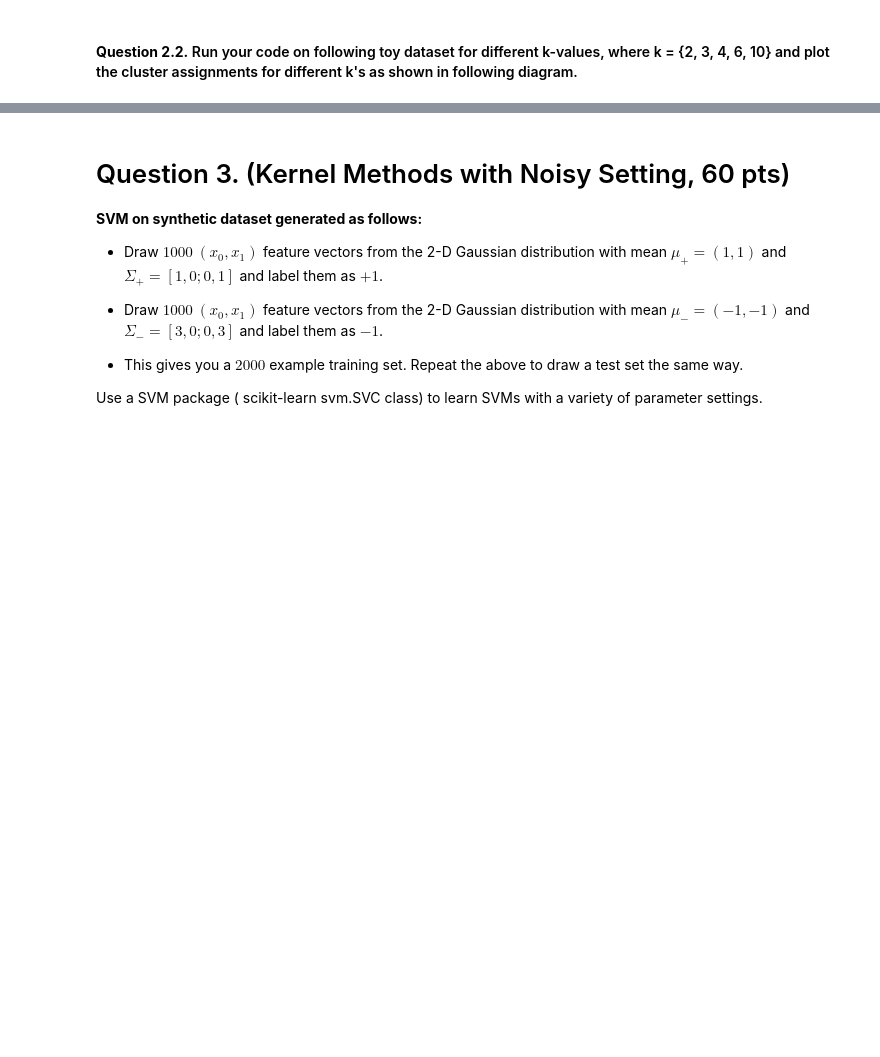
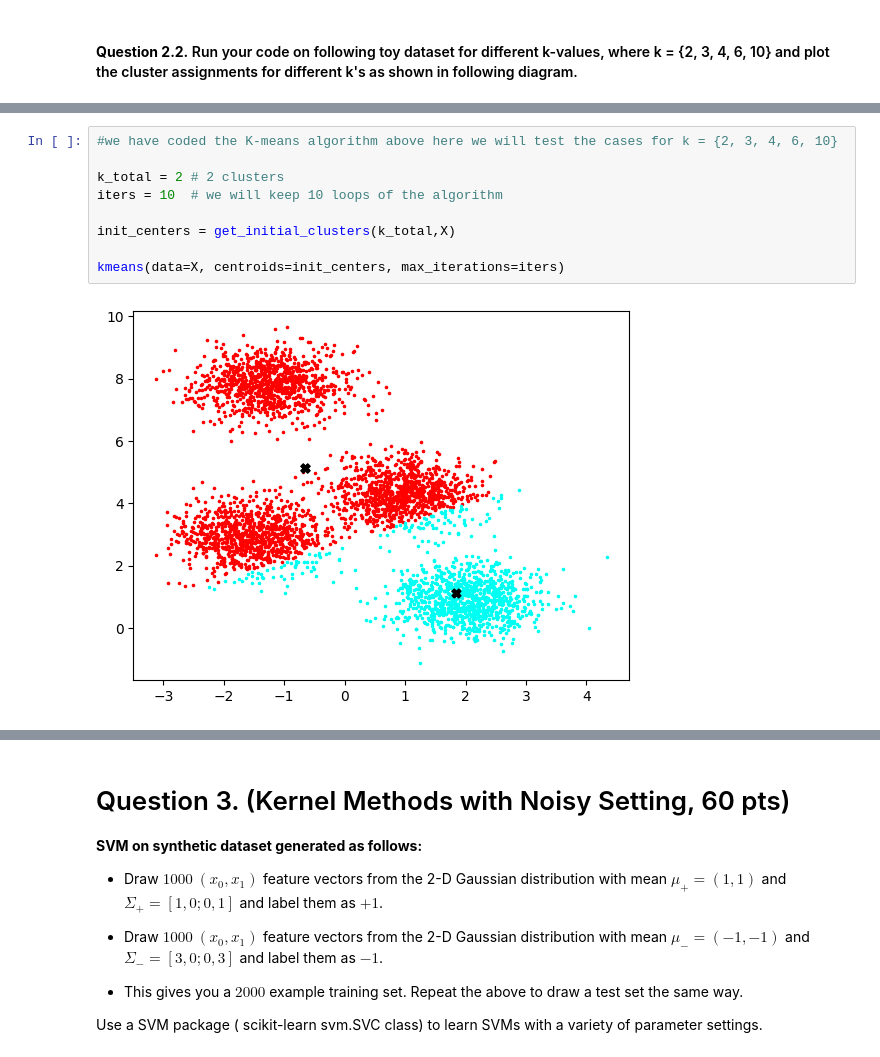
Before and after one commit to valentinbaltazar/ML_course, a Jupyter notebook: Assignment4/Assignment4.ipynb, the cells around one changed output, grey strips where cells are left out. Saved outputs shown, nothing was run; the diff lists cells and outputs as text; blank space fills up the shorter version.

Commit message:
EM algo and k-means complete

```diff
--- a/Assignment4/Assignment4.ipynb
+++ b/Assignment4/Assignment4.ipynb
@@ -106,0 +224,11 @@ def get_initial_clusters(k, X):
+# %%
+#we have coded the K-means algorithm above here we will test the cases for k = {2, 3, 4, 6, 10}
+
+k_total = 2 # 2 clusters
+iters = 10  # we will keep 10 loops of the algorithm
+
+init_centers = get_initial_clusters(k_total,X)
+
+kmeans(data=X, centroids=init_centers, max_iterations=iters)
+# %% [output]
+[figure, added]
```
Also changed, not shown: parts of 9 cells of this notebook.
